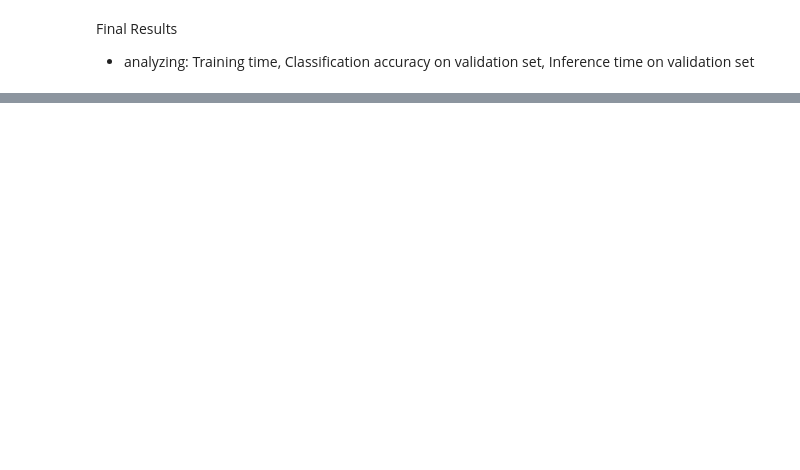
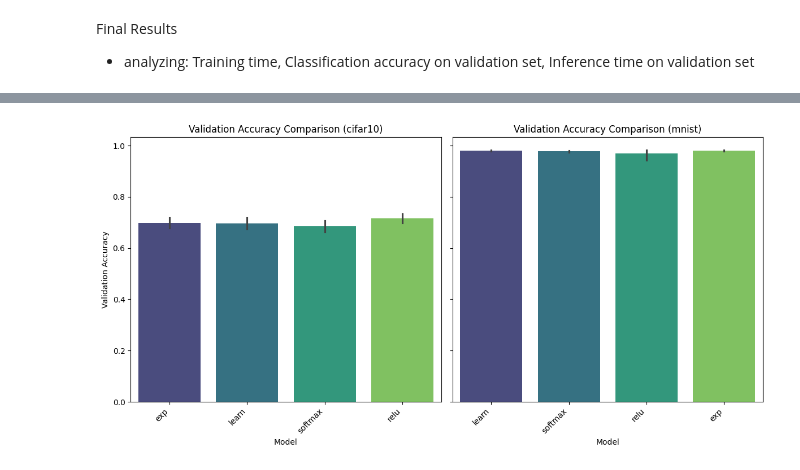
Before and after one commit to ostapenkovs/ieor-4540-transformers, a Jupyter notebook: notebooks/results.ipynb, the cells around one changed output, grey strips where cells are left out. Drawn from its saved outputs; the diff is of its cells as text; code cells hidden in the pictures; blank space fills up the shorter version.

```diff
--- a/notebooks/results.ipynb
+++ b/notebooks/results.ipynb
@@ -9,2 +4,0 @@ import seaborn as sns
-# %%
-df = pd.read_csv('../data/logs/relu_mnist.csv')
@@ -17,0 +32,11 @@ plt.legend(); plt.tight_layout()
+# %%
+# Initialize an empty list to store individual dataframes
+data_dir = '../data'; dataset_name = 'cifar10'; dwn = True
+params_dir = f'{data_dir}/params'
+
+dataset_dir = f'{data_dir}/{dataset_name}'
+train_dir = f'{dataset_dir}/train'; test_dir = f'{dataset_dir}/test'
+
+checkpoint_dir = f'{data_dir}/checkpoints'
+log_dir = f'{data_dir}/logs'
+image_dir = f'{data_dir}/images'
@@ -17,0 +134,32 @@ plt.legend(); plt.tight_layout()
+# %%
+
+def plot_comparisons(df, metric, datasets):
+    df_filtered = df[df["Dataset"].isin(datasets)]
+
+    num_datasets = len(datasets)
+    fig, axes = plt.subplots(1, num_datasets, figsize=(6 * num_datasets, 6), sharey=True)
+
+    if num_datasets == 1:
+        axes = [axes]
+
+    for ax, dataset in zip(axes, datasets):
+        # Filter data for the current dataset
+        dataset_df = df_filtered[df_filtered["Dataset"] == dataset]
+
+        # Plot the bar chart
+        sns.barplot(
+            x="Model", y=metric, data=dataset_df, ax=ax, palette="viridis", order=dataset_df["Model"].unique()
+        )
+
+        # Customize the plot
+        ax.set_title(f"{metric} Comparison ({dataset})")
+        ax.set_xlabel("Model")
+        ax.set_ylabel(metric)
+        ax.set_xticklabels(ax.get_xticklabels(), rotation=45, ha="right")
+
+    plt.tight_layout()
+    plt.show()
+# %%
+plot_comparisons(combined_df, metric="Validation Accuracy", datasets=["cifar10", "mnist"])
+# %% [output]
+[figure, added]
```
Also changed, not shown: parts of 24 cells of this notebook.
